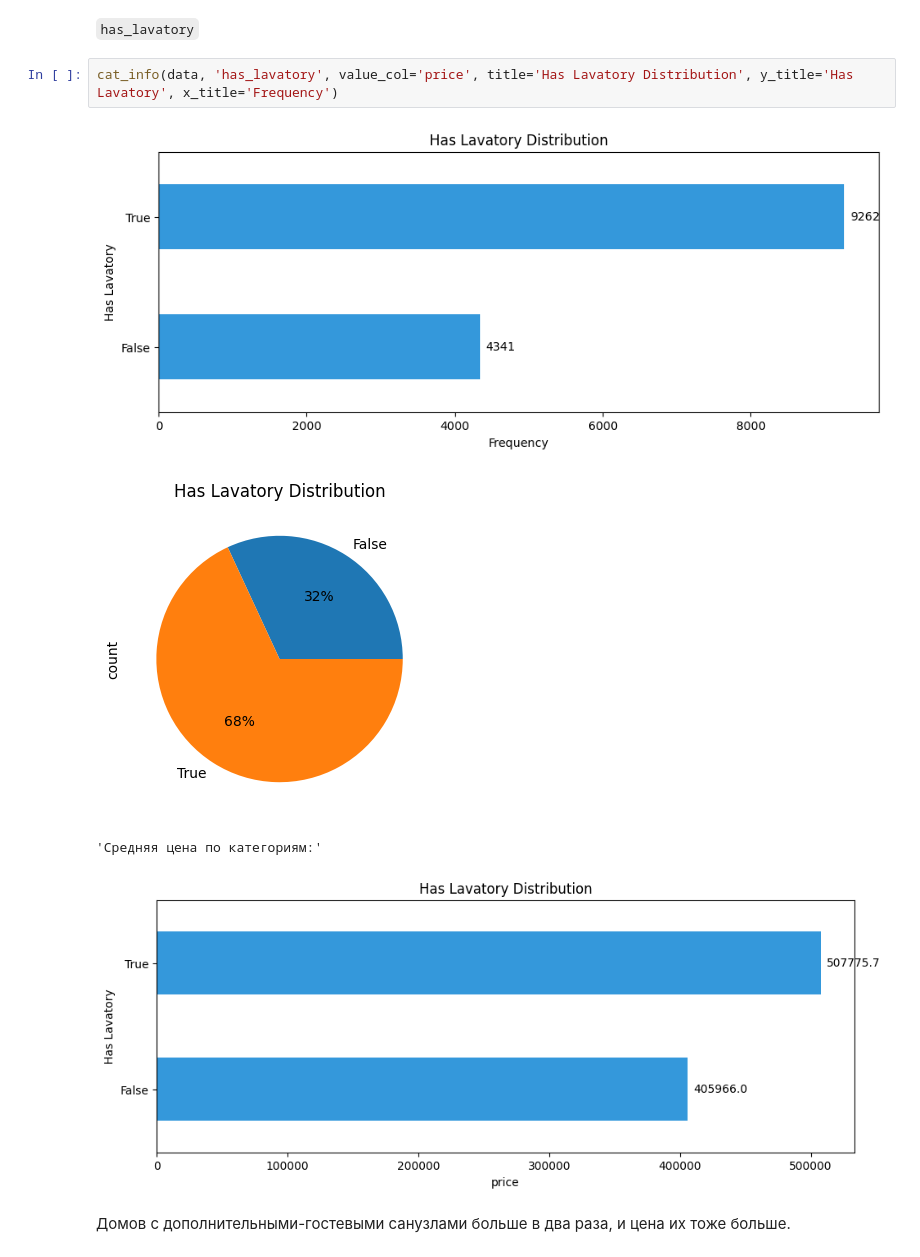
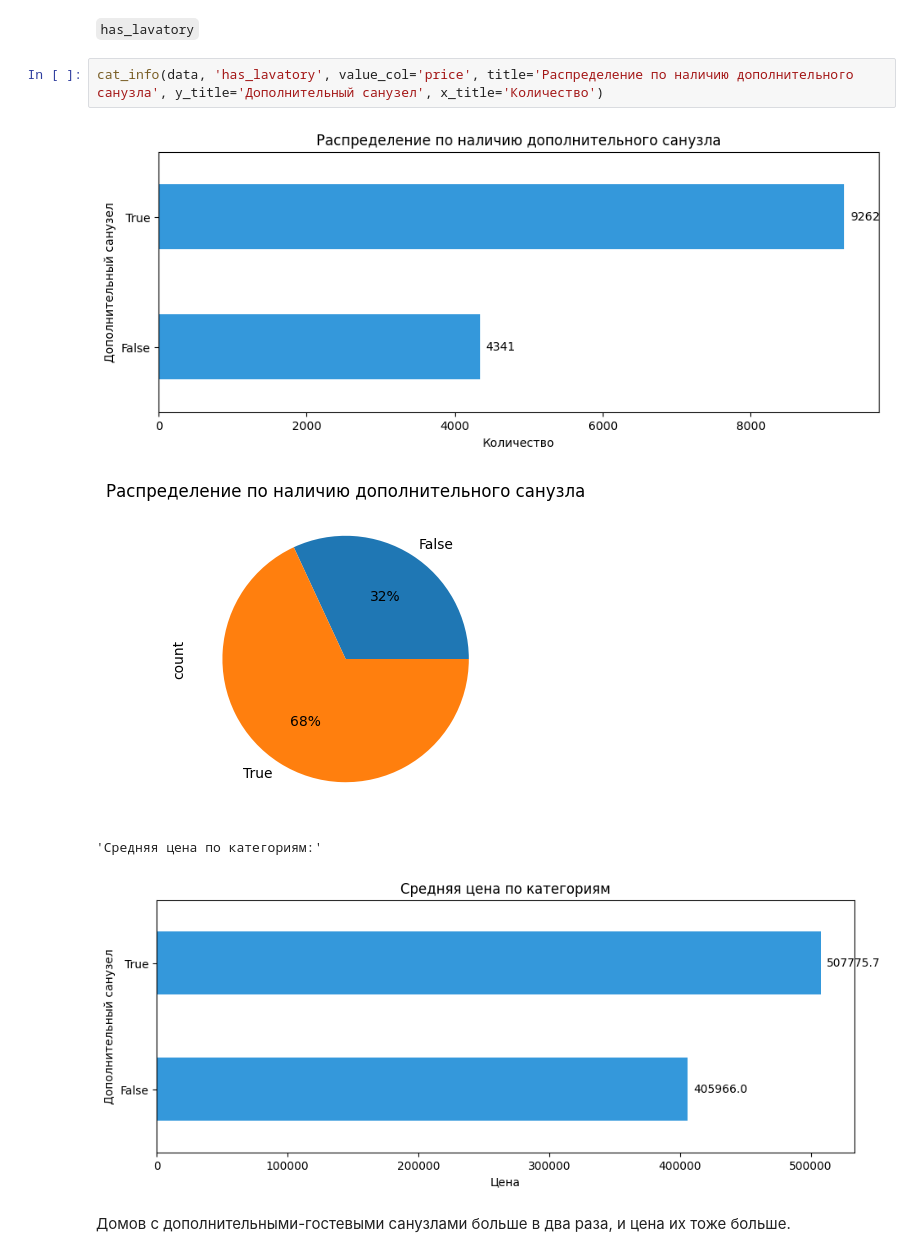
Before and after one commit to fline35/ml_linear_house, a Jupyter notebook: eda.ipynb, the cells around one changed output. Drawn from its saved outputs; the diff is of its cells as text.

```diff
--- a/eda.ipynb
+++ b/eda.ipynb
@@ -252,12 +252,12 @@ cat_info(data, 'real_bathrooms', value_col='price', title='Real Bathrooms Distri
 # %% [markdown]
 `has_lavatory`
 # %%
-cat_info(data, 'has_lavatory', value_col='price', title='Has Lavatory Distribution', y_title='Has Lavatory', x_title='Frequency')
+cat_info(data, 'has_lavatory', value_col='price', title='Распределение по наличию дополнительного санузла', y_title='Дополнительный санузел', x_title='Количество')
 # %% [output]
-[figure, old version]
+[figure, new version]
-[figure, old version]
+[figure, new version]
 'Средняя цена по категориям:'
-[figure, old version]
+[figure, new version]
 # %% [markdown]
 Домов с дополнительными-гостевыми санузлами больше в два раза, и цена их тоже больше.
 # %% [markdown]
```
Also changed, not shown: parts of 18 cells of this notebook, 9 other files.
